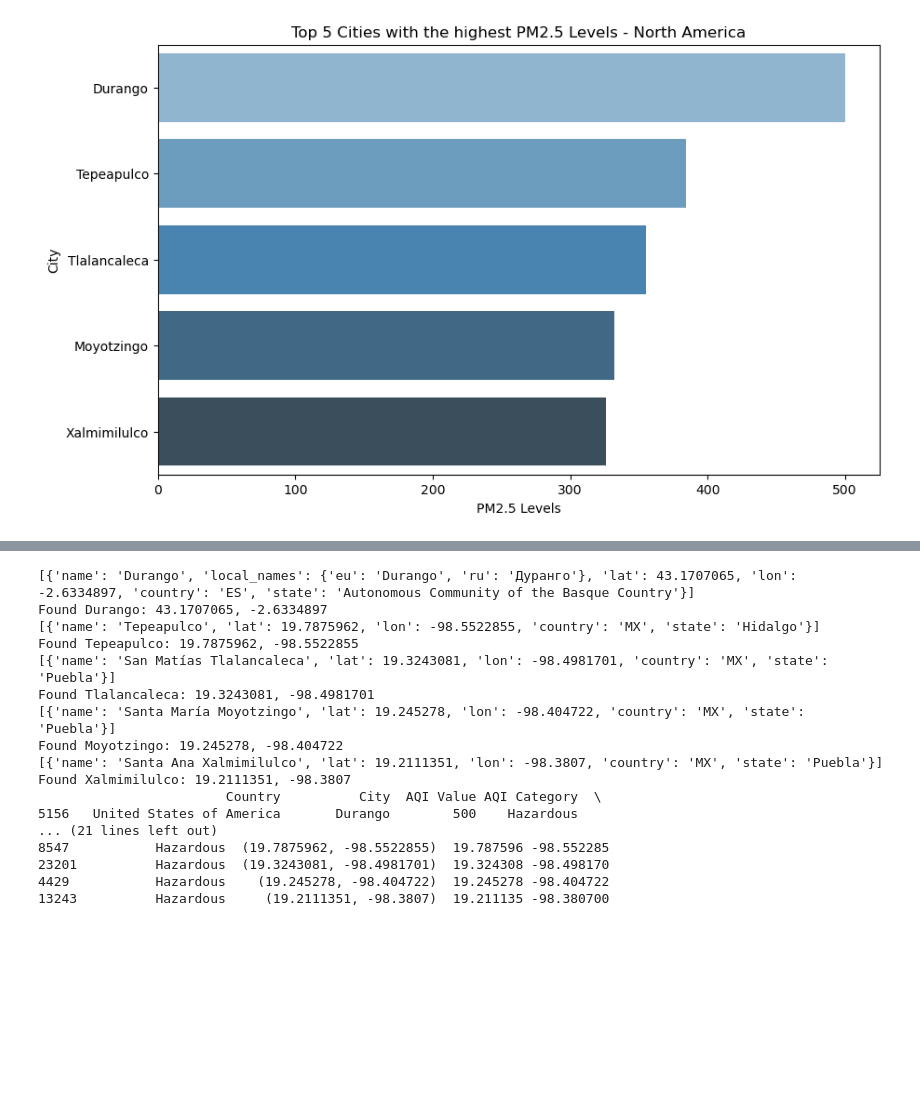
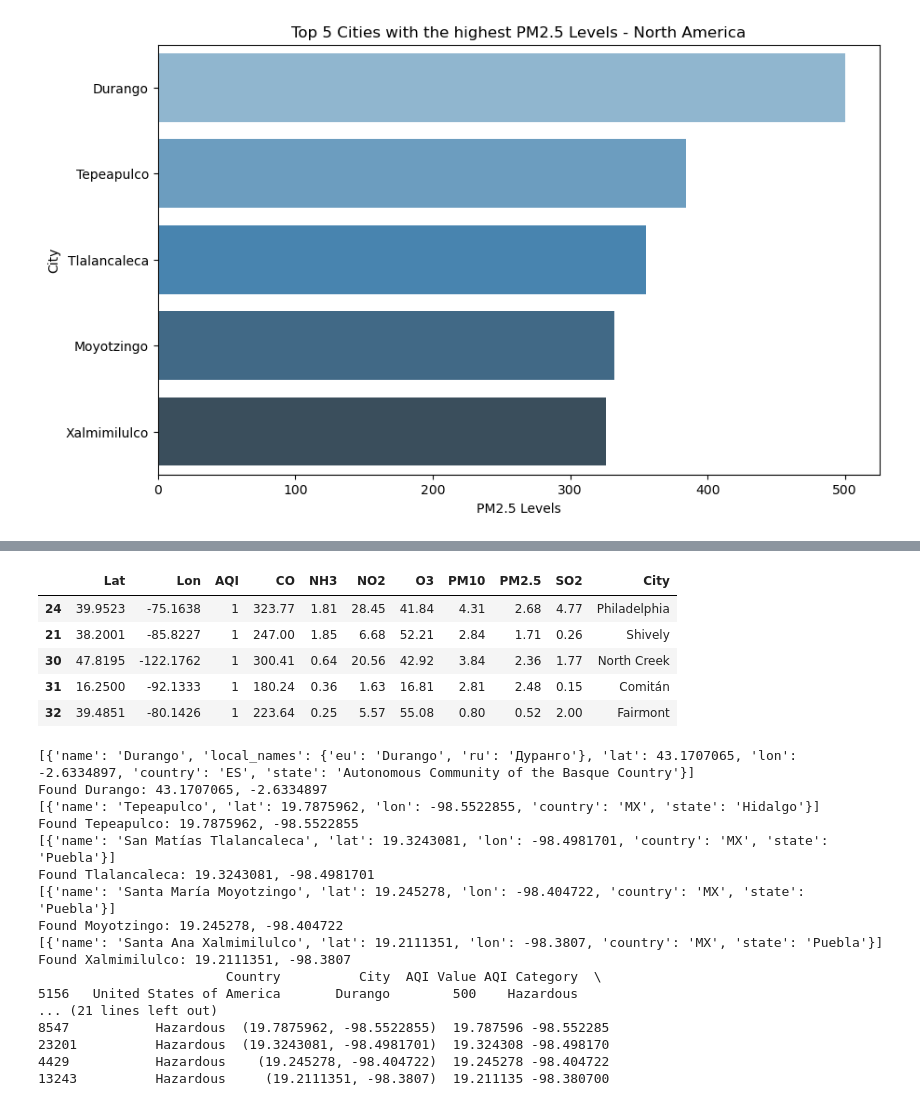
Before and after one commit to Khushboomodha/Project_3, a Jupyter notebook: static/Phuong_new.ipynb, the cells around one changed output, grey strips where cells are left out. Saved outputs shown, nothing was run; the diff lists cells and outputs as text; code cells hidden in the pictures; blank space fills up the shorter version.

```diff
--- a/static/Phuong_new.ipynb
+++ b/static/Phuong_new.ipynb
@@ -156,0 +194,6 @@ plt.show()
+# %%
+# Sort the data by AQI in ascending order to get the lowest AQI values first
+bottom_5_cities = map_data.sort_values(by='AQI', ascending=True).head(5)
+
+# Display the top 5 cities with the lowest AQI
+print(bottom_5_cities)
@@ -157,3 +257,13 @@ plt.show()
+# %%
+bottom_5_cities['City'] = bottom_5_cities.apply(lambda row: get_city(row['Lat'], row['Lon']), axis=1)
+bottom_5_cities
+# %% [output]
+|  | Lat | Lon | AQI | CO | NH3 | NO2 | O3 | PM10 | PM2.5 | SO2 | City |
+| 24 | 39.9523 | -75.1638 | 1 | 323.77 | 1.81 | 28.45 | 41.84 | 4.31 | 2.68 | 4.77 | Philadelphia |
+| 21 | 38.2001 | -85.8227 | 1 | 247.00 | 1.85 | 6.68 | 52.21 | 2.84 | 1.71 | 0.26 | Shively |
+| 30 | 47.8195 | -122.1762 | 1 | 300.41 | 0.64 | 20.56 | 42.92 | 3.84 | 2.36 | 1.77 | North Creek |
+| 31 | 16.2500 | -92.1333 | 1 | 180.24 | 0.36 | 1.63 | 16.81 | 2.81 | 2.48 | 0.15 | Comitán |
+| 32 | 39.4851 | -80.1426 | 1 | 223.64 | 0.25 | 5.57 | 55.08 | 0.80 | 0.52 | 2.00 | Fairmont |
 # %%
 import requests
 import time
```
Also changed, not shown: parts of 8 cells of this notebook.
